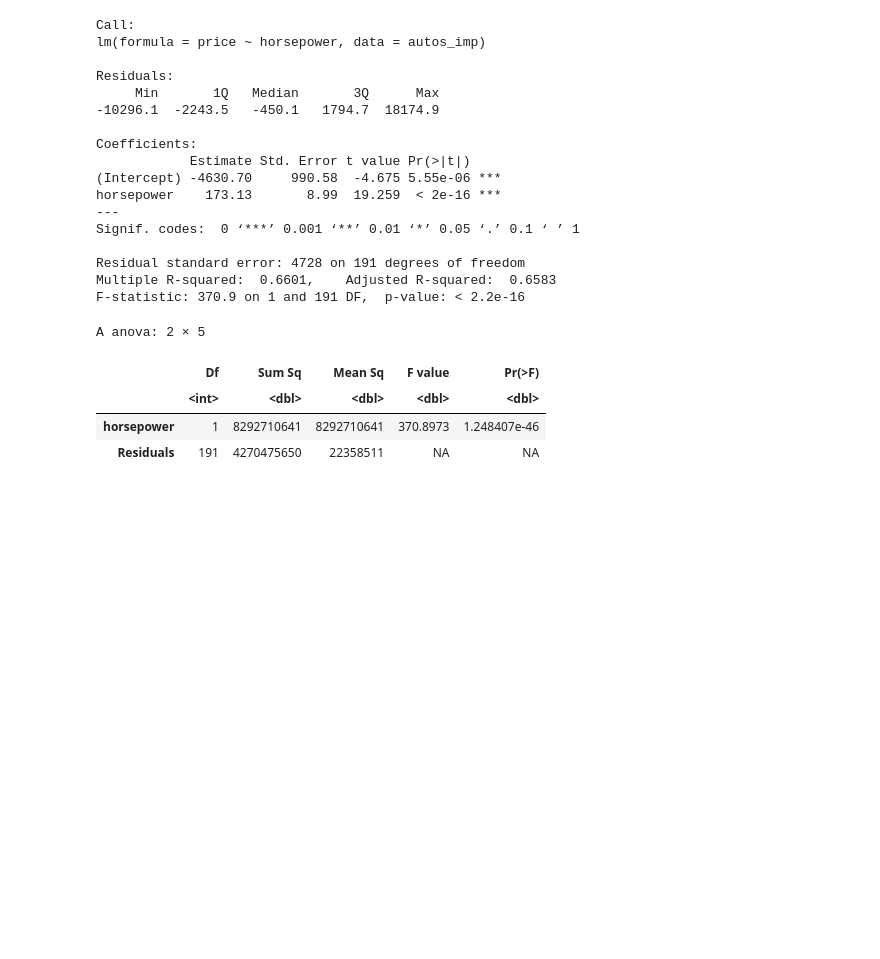
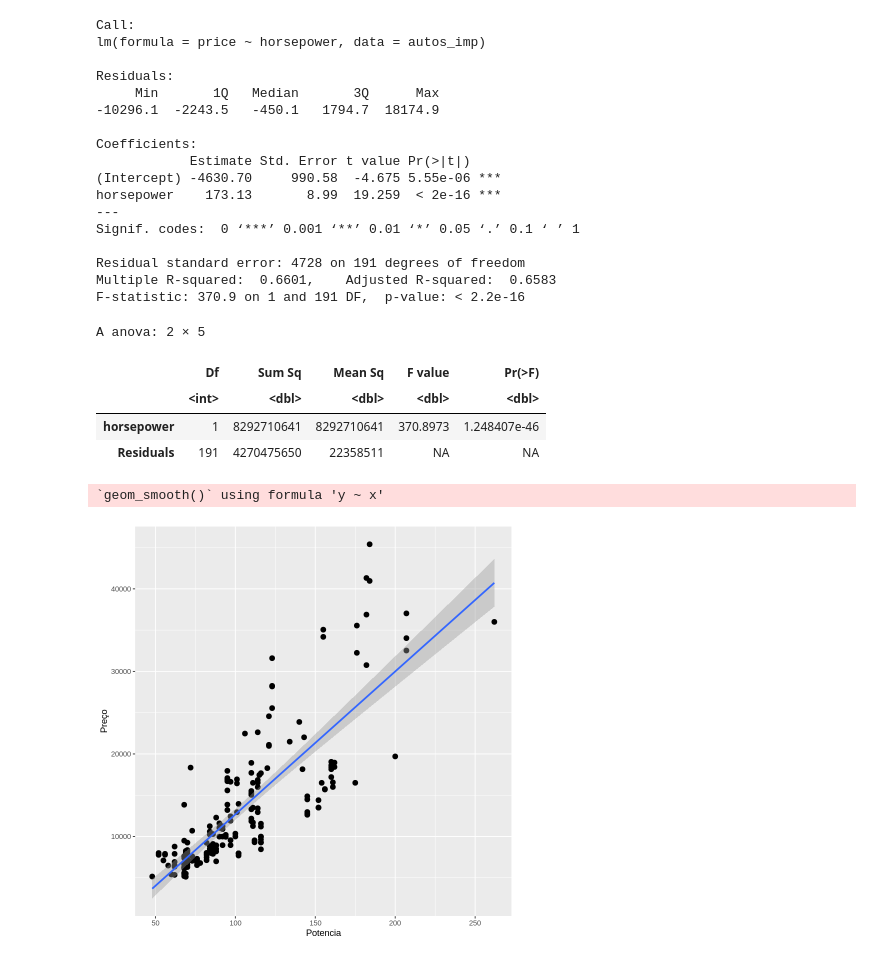
Before and after one commit to BrunaKrasotaMatos/An-liseEstat-stica, a Jupyter notebook: Trilha4/Trilha4.ipynb, the cells around one changed output. Drawn from its saved outputs; the diff is of its cells as text; code cells hidden in the pictures; blank space fills up the shorter version.

```diff
--- a/Trilha4/Trilha4.ipynb
+++ b/Trilha4/Trilha4.ipynb
@@ -529,3 +529,12 @@ A anova: 2 × 5
 |  | <int> | <dbl> | <dbl> | <dbl> | <dbl> |
 | horsepower | 1 | 8292710641 | 8292710641 | 370.8973 | 1.248407e-46 |
 | Residuals | 191 | 4270475650 | 22358511 | NA | NA |
+# %%
+ggplot(data=autos_imp, aes(x = horsepower, y = price)) +
+  geom_point(shape = 20, size = 4, color = "black") +
+  geom_smooth(method = lm) +
+    labs(y = "Preço",
+         x = "Potencia", show.legend=TRUE)
+# %% [output]
+`geom_smooth()` using formula 'y ~ x'
+[figure, added]
```
Also changed, not shown: parts of 1 cell of this notebook.
